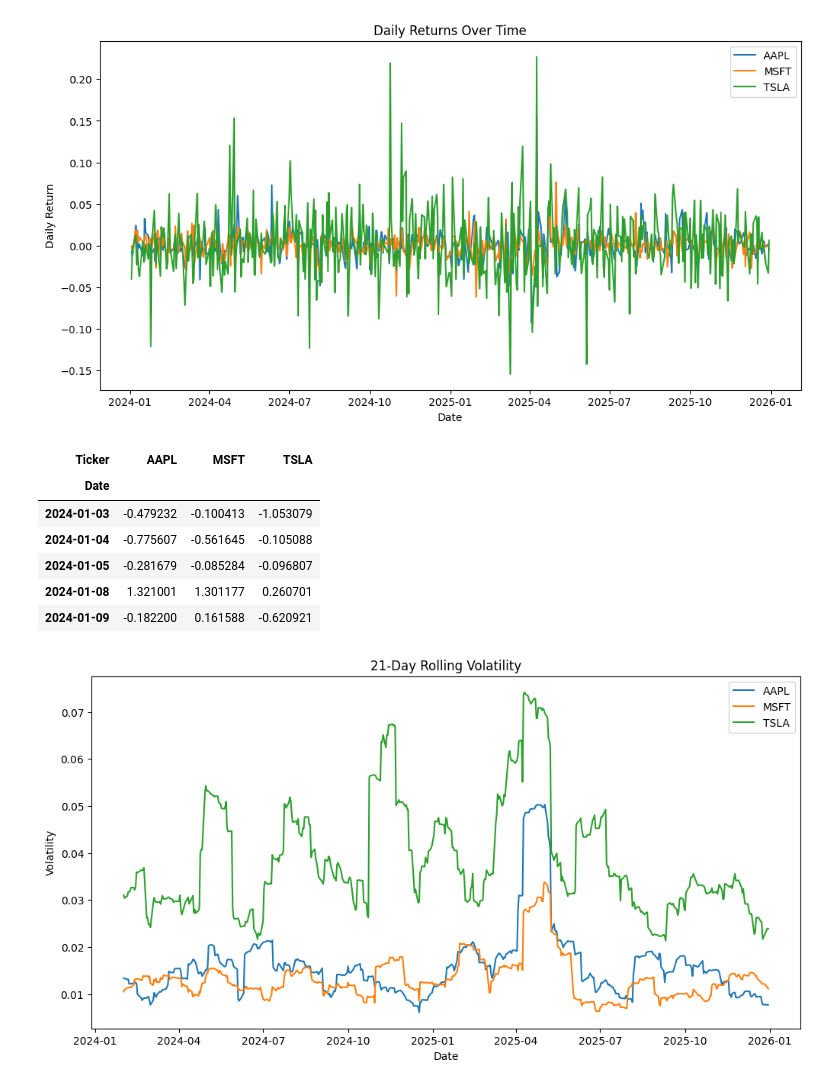
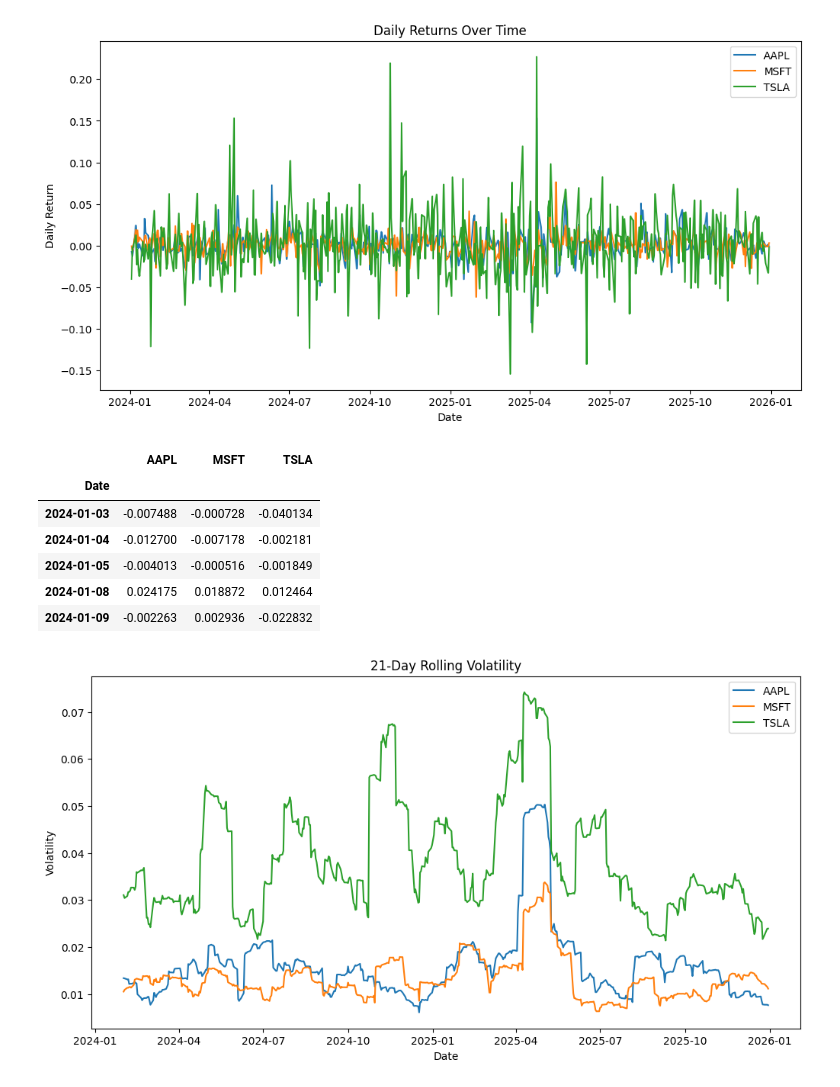
Before and after one commit to aminaboualizade-a11y/equity-factor-model, a Jupyter notebook: notebooks/01_data_download.ipynb, the cells around one changed output. Saved outputs shown, nothing was run; the diff lists cells and outputs as text; code cells hidden in the pictures.

Commit message:
Day 3: computed rolling volatility and factor scores

```diff
--- a/notebooks/01_data_download.ipynb
+++ b/notebooks/01_data_download.ipynb
@@ -204,18 +229,21 @@ plt.legend()
 plt.show()
 # %% [output]
 [figure]
-# %%
-daily_returns.index = pd.to_datetime(daily_returns.index)
-factor_scores.index = pd.to_datetime(factor_scores.index)
-
-daily_returns.head()
-factor_scores.head()
-# %% [output]
-| Ticker | AAPL | MSFT | TSLA |
-| Date |  |  |  |
-| 2024-01-03 | -0.479232 | -0.100413 | -1.053079 |
-| 2024-01-04 | -0.775607 | -0.561645 | -0.105088 |
-| 2024-01-05 | -0.281679 | -0.085284 | -0.096807 |
-| 2024-01-08 | 1.321001 | 1.301177 | 0.260701 |
-| 2024-01-09 | -0.182200 | 0.161588 | -0.620921 |
+# %%
+# Load daily returns
+
+import pandas as pd
+
+daily_returns = pd.read_csv("../data/daily_returns.csv", index_col=0)
+daily_returns.index = pd.to_datetime(daily_returns.index)
+
+daily_returns.head()
+# %% [output]
+|  | AAPL | MSFT | TSLA |
+| Date |  |  |  |
+| 2024-01-03 | -0.007488 | -0.000728 | -0.040134 |
+| 2024-01-04 | -0.012700 | -0.007178 | -0.002181 |
+| 2024-01-05 | -0.004013 | -0.000516 | -0.001849 |
+| 2024-01-08 | 0.024175 | 0.018872 | 0.012464 |
+| 2024-01-09 | -0.002263 | 0.002936 | -0.022832 |
 # %%
```
Also changed, not shown: parts of 20 cells of this notebook, 8 other files.
